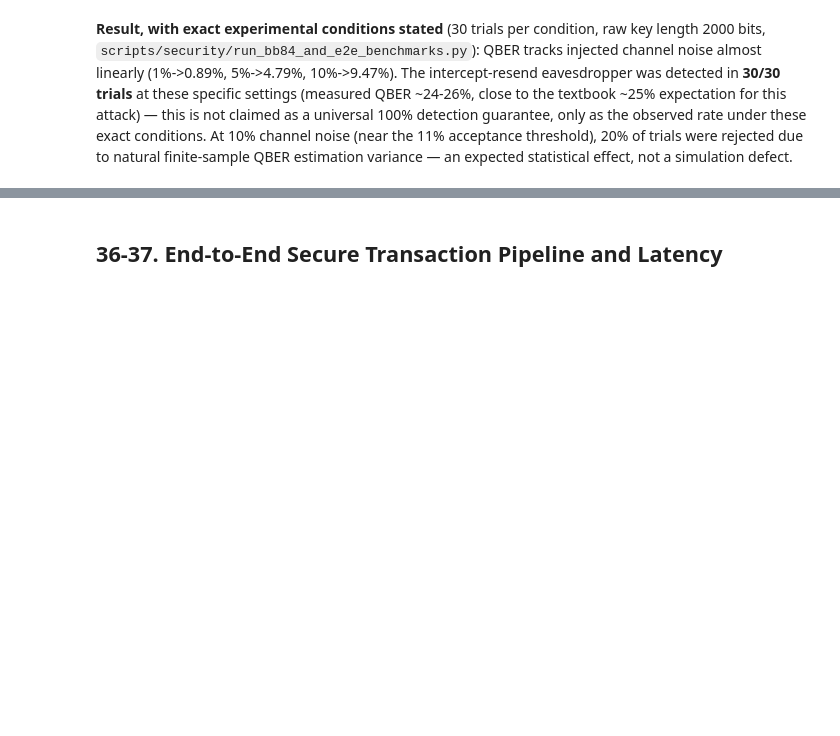
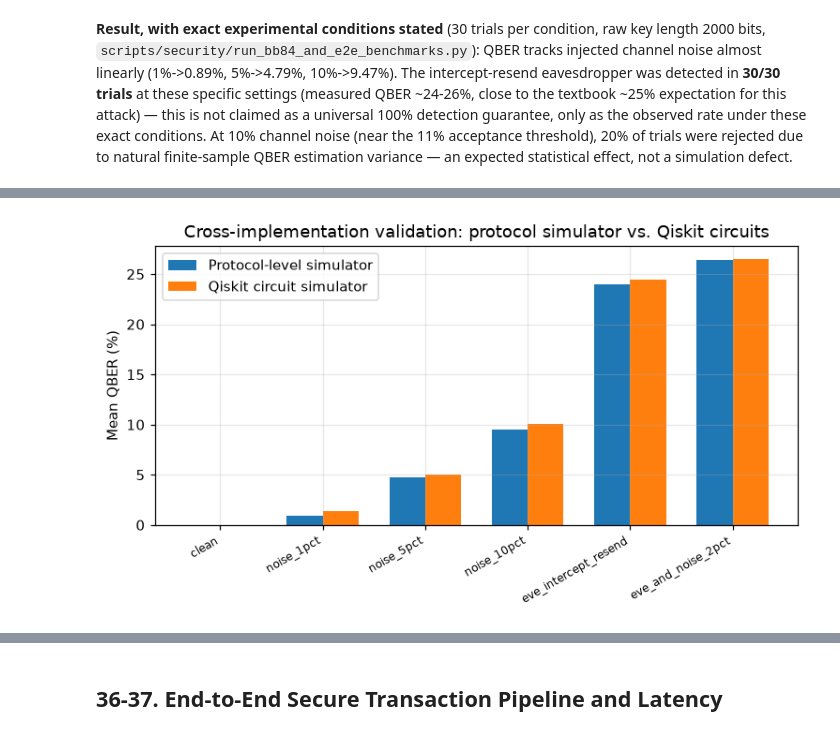
Before and after one commit to Debshata/QSFD, a Jupyter notebook: research/02_Layer2_Quantum_Secure_Cryptography_Research.ipynb, the cells around one changed output, grey strips where cells are left out. Drawn from its saved outputs; the diff is of its cells as text; code cells hidden in the pictures; blank space fills up the shorter version.

```diff
--- a/research/02_Layer2_Quantum_Secure_Cryptography_Research.ipynb
+++ b/research/02_Layer2_Quantum_Secure_Cryptography_Research.ipynb
@@ -347,0 +462,3 @@ estimation variance — an expected statistical effect, not a simulation defect.
+# %%
+bb84_cross = pd.read_csv(RESULTS_L2 / "bb84_cross_implementation_comparison.csv")
+bb84_cross
@@ -347,0 +473,15 @@ estimation variance — an expected statistical effect, not a simulation defect.
+# %%
+fig, ax = plt.subplots(figsize=(7, 4))
+x = range(len(bb84_cross))
+width = 0.35
+ax.bar([i - width/2 for i in x], bb84_cross["protocol_mean_qber"].astype(float) * 100, width, label="Protocol-level simulator")
+ax.bar([i + width/2 for i in x], bb84_cross["qiskit_mean_qber"].astype(float) * 100, width, label="Qiskit circuit simulator")
+ax.set_xticks(list(x)); ax.set_xticklabels(bb84_cross["condition"], rotation=30, ha="right", fontsize=8)
+ax.set_ylabel("Mean QBER (%)")
+ax.set_title("Cross-implementation validation: protocol simulator vs. Qiskit circuits")
+ax.legend()
+plt.tight_layout()
+plt.savefig(ROOT / "artifacts" / "figures" / "layer2" / "bb84_cross_implementation_comparison.png", bbox_inches="tight")
+plt.show()
+# %% [output]
+[figure, added]
```
Also changed, not shown: parts of 12 cells of this notebook, 41 other files.
